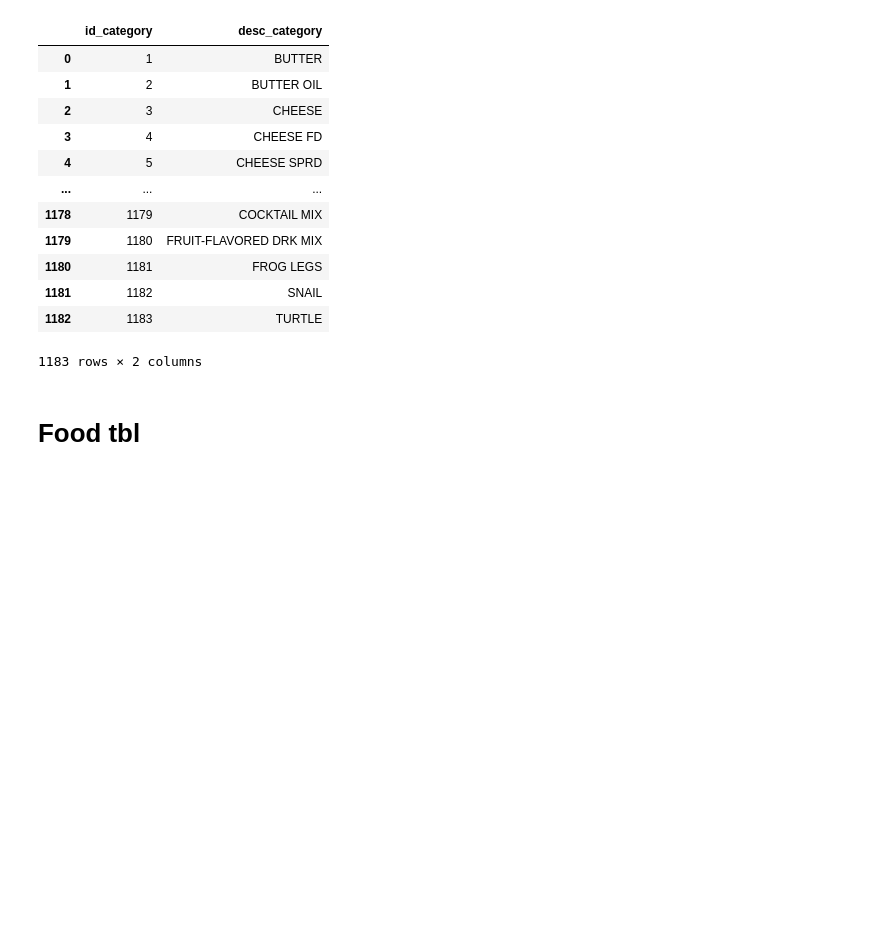
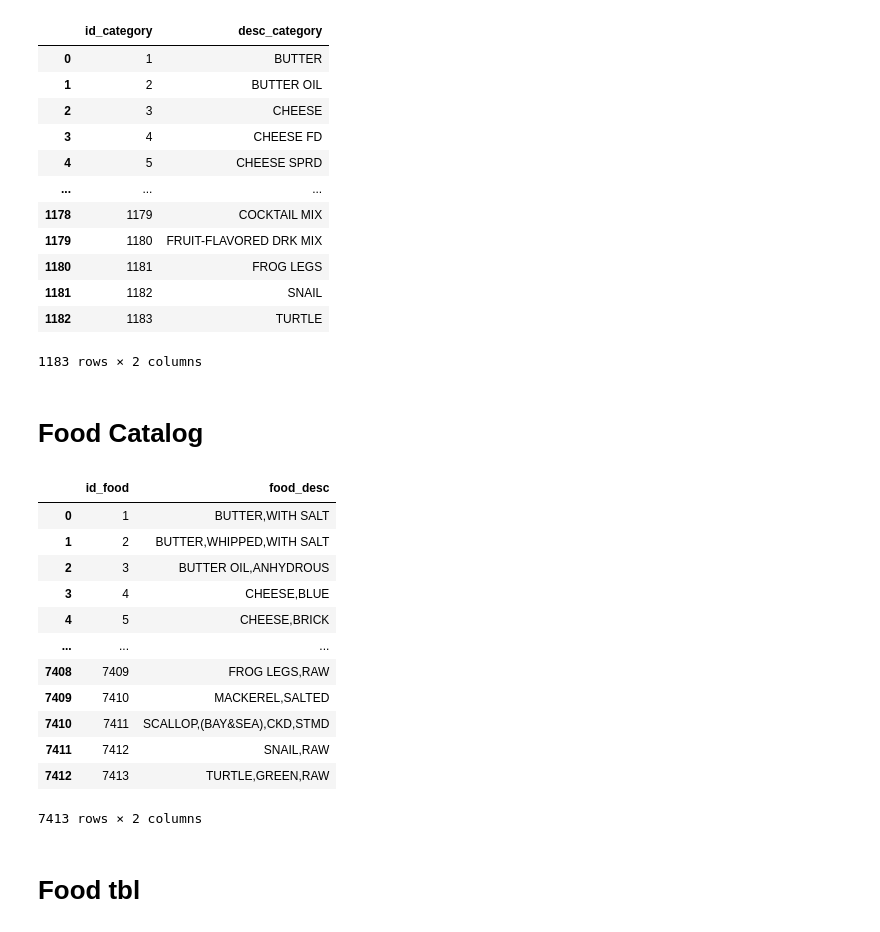
Before and after one commit to CristyCarmona/Project_FoodAnalysis, a Jupyter notebook: ETL.ipynb, the cells around one changed output. Cells and saved outputs as stored; diff of their text form; code cells hidden in the pictures; blank space fills up the shorter version.

```diff
--- a/ETL.ipynb
+++ b/ETL.ipynb
@@ -118,6 +118,27 @@ food_category
 | 1181 | 1182 | SNAIL |
 | 1182 | 1183 | TURTLE |
 1183 rows × 2 columns
+# %% [markdown]
+# Food Catalog
+# %%
+food_catalog= food_analysis_df[["Description"]].copy()
+food_catalog.insert(0,'id_food',range(1,1+len(food_catalog)))
+food_catalog=food_catalog.rename(columns={"Description":"food_desc"})
+food_catalog
+# %% [output]
+|  | id_food | food_desc |
+| 0 | 1 | BUTTER,WITH SALT |
+| 1 | 2 | BUTTER,WHIPPED,WITH SALT |
+| 2 | 3 | BUTTER OIL,ANHYDROUS |
+| 3 | 4 | CHEESE,BLUE |
+| 4 | 5 | CHEESE,BRICK |
+| ... | ... | ... |
+| 7408 | 7409 | FROG LEGS,RAW |
+| 7409 | 7410 | MACKEREL,SALTED |
+| 7410 | 7411 | SCALLOP,(BAY&SEA),CKD,STMD |
+| 7411 | 7412 | SNAIL,RAW |
+| 7412 | 7413 | TURTLE,GREEN,RAW |
+7413 rows × 2 columns
 # %% [markdown]
 # Food tbl
 # %%
```
Also changed, not shown: parts of 5 cells of this notebook.
